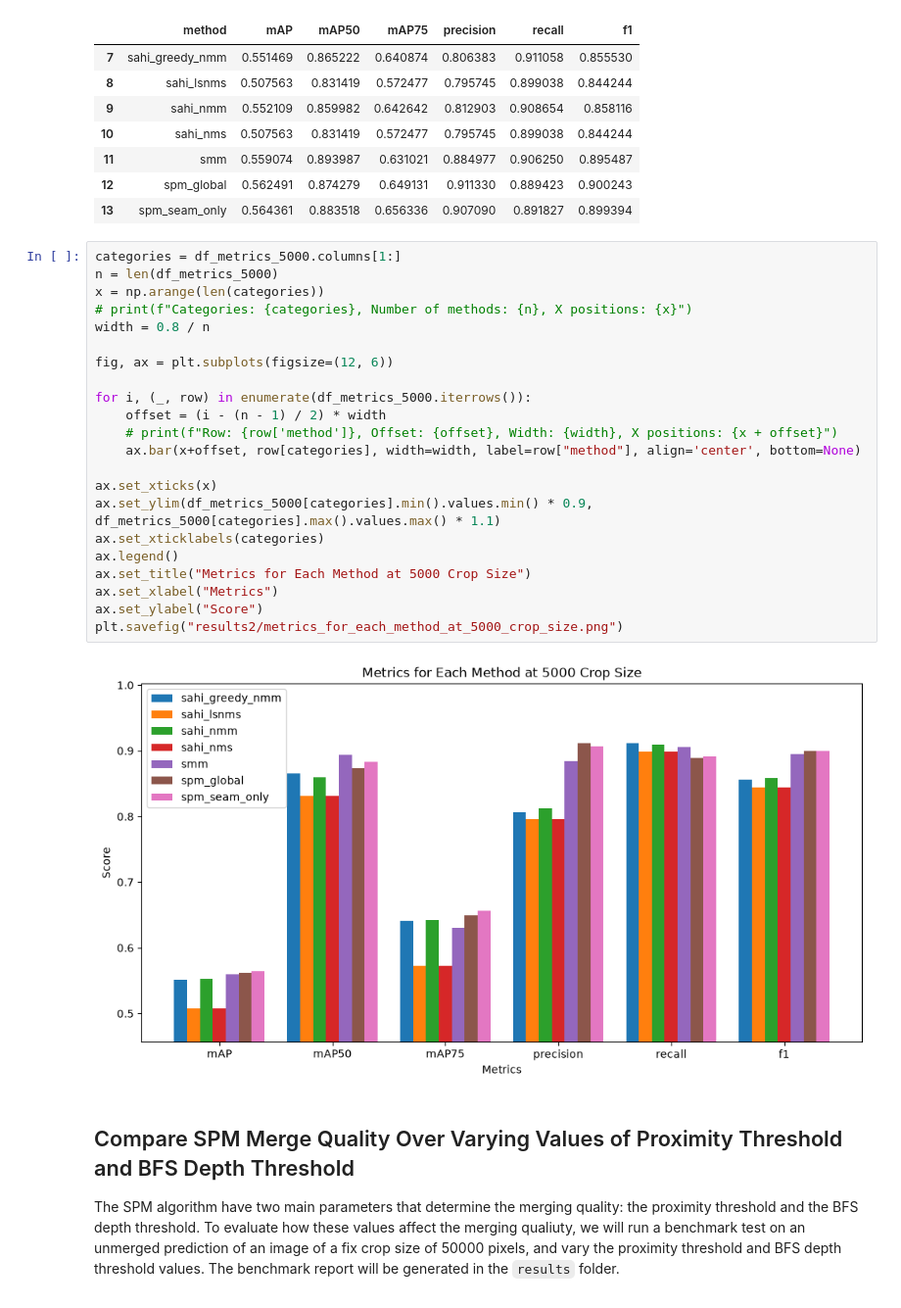
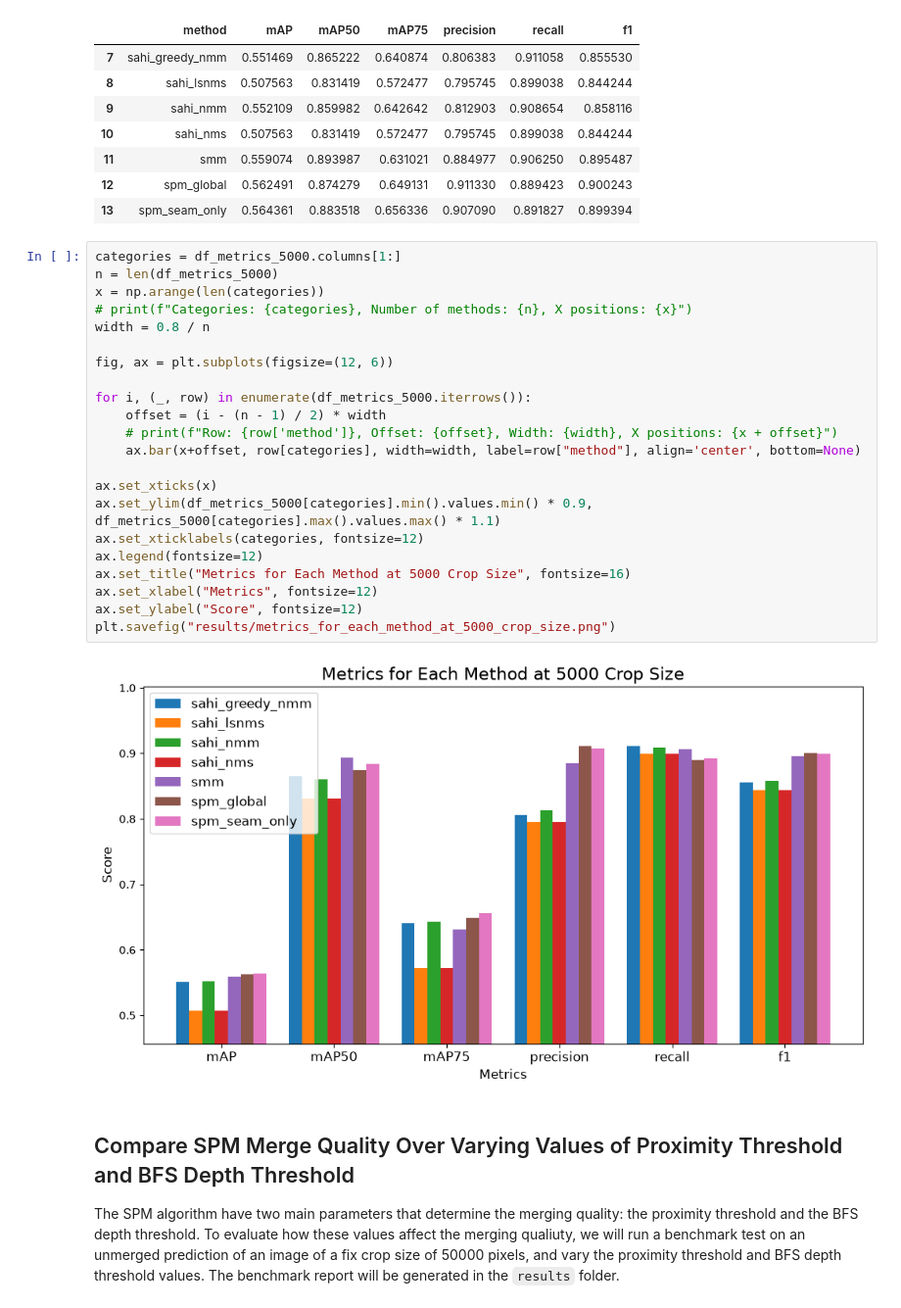
Before and after one commit to itsveence/spatial-polygon-merging, a Jupyter notebook: notebooks/benchmark.ipynb, the cells around one changed output. Shown at 98% size. Drawn from its saved outputs; the diff is of its cells as text.

Commit message:
Update result visualizations with new metrics and performance data

```diff
--- a/notebooks/benchmark.ipynb
+++ b/notebooks/benchmark.ipynb
@@ -136,27 +136,27 @@ df_metrics_5000
 # %%
 categories = df_metrics_5000.columns[1:]
 n = len(df_metrics_5000)
 x = np.arange(len(categories))
 # print(f"Categories: {categories}, Number of methods: {n}, X positions: {x}")
 width = 0.8 / n
 
 fig, ax = plt.subplots(figsize=(12, 6))
 
 for i, (_, row) in enumerate(df_metrics_5000.iterrows()):
     offset = (i - (n - 1) / 2) * width
     # print(f"Row: {row['method']}, Offset: {offset}, Width: {width}, X positions: {x + offset}")
     ax.bar(x+offset, row[categories], width=width, label=row["method"], align='center', bottom=None)
 
 ax.set_xticks(x)
 ax.set_ylim(df_metrics_5000[categories].min().values.min() * 0.9, df_metrics_5000[categories].max().values.max() * 1.1)
-ax.set_xticklabels(categories)
-ax.legend()
-ax.set_title("Metrics for Each Method at 5000 Crop Size")
-ax.set_xlabel("Metrics")
-ax.set_ylabel("Score")
-plt.savefig("results2/metrics_for_each_method_at_5000_crop_size.png")
+ax.set_xticklabels(categories, fontsize=12)
+ax.legend(fontsize=12)
+ax.set_title("Metrics for Each Method at 5000 Crop Size", fontsize=16)
+ax.set_xlabel("Metrics", fontsize=12)
+ax.set_ylabel("Score", fontsize=12)
+plt.savefig("results/metrics_for_each_method_at_5000_crop_size.png")
 # %% [output]
-[figure, old version]
+[figure, new version]
 # %% [markdown]
 ## Compare SPM Merge Quality Over Varying Values of Proximity Threshold and BFS Depth Threshold
 
```
Also changed, not shown: parts of 8 cells of this notebook, 4 other files.
